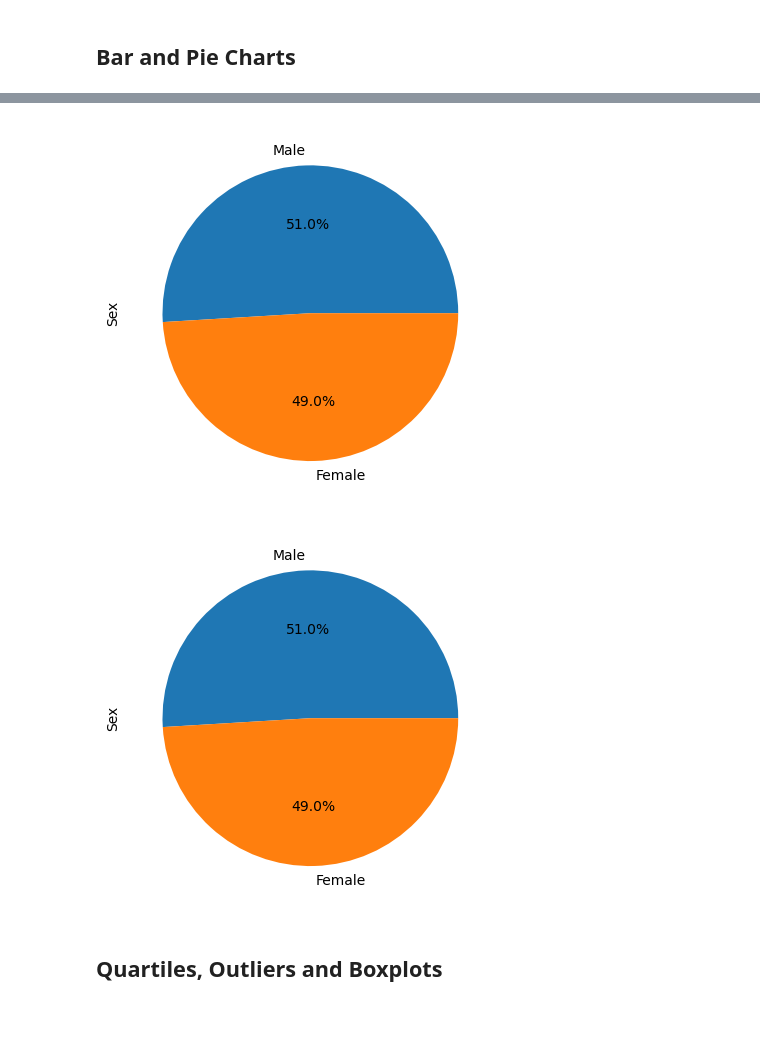
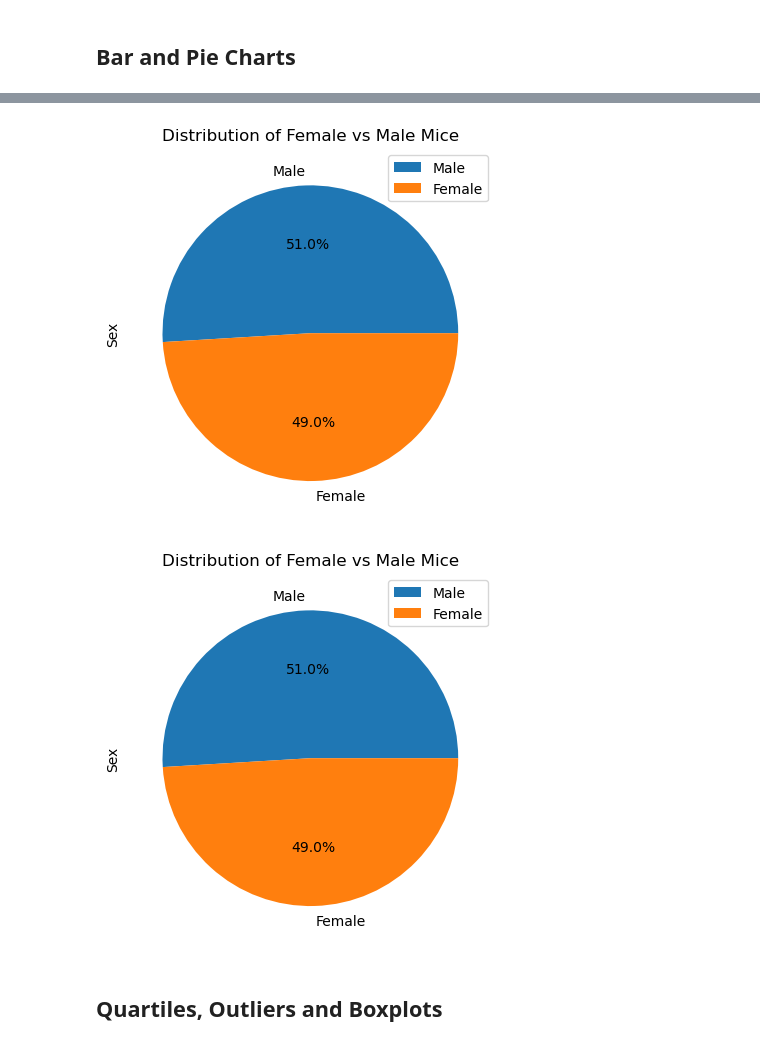
Before and after one commit to divyasajjan1/visualisation-challenge, a Jupyter notebook: Pymaceuticals/pymaceuticals_starter.ipynb, the cells around one changed output, grey strips where cells are left out. Cells and saved outputs as stored; diff of their text form; code cells hidden in the pictures; blank space fills up the shorter version.

```diff
--- a/Pymaceuticals/pymaceuticals_starter.ipynb
+++ b/Pymaceuticals/pymaceuticals_starter.ipynb
@@ -168,19 +171,23 @@ plt.show()
 # %%
 # Generate a pie plot showing the distribution of female versus male mice using Pandas
 mice_gender = cleaned_df["Sex"].value_counts()
 mice_gender.plot(kind="pie",autopct='%1.1f%%')
 plt.ylabel("Sex")
+plt.title("Distribution of Female vs Male Mice")
+plt.legend(mice_gender.index, loc='best')
 plt.show()
 # %% [output]
-[figure, old version]
+[figure, new version]
 # %%
 # Generate a pie plot showing the distribution of female versus male mice using pyplot
 mice_gender = cleaned_df["Sex"].value_counts()
 plt.pie(mice_gender,autopct="%1.1f%%",labels=mice_gender.index)
 plt.ylabel("Sex")
+plt.title("Distribution of Female vs Male Mice")
+plt.legend(mice_gender.index, loc='best')
 plt.show()
 # %% [output]
-[figure, old version]
+[figure, new version]
 # %% [markdown]
 ## Quartiles, Outliers and Boxplots
 # %%
```
Also changed, not shown: parts of 7 cells of this notebook.
